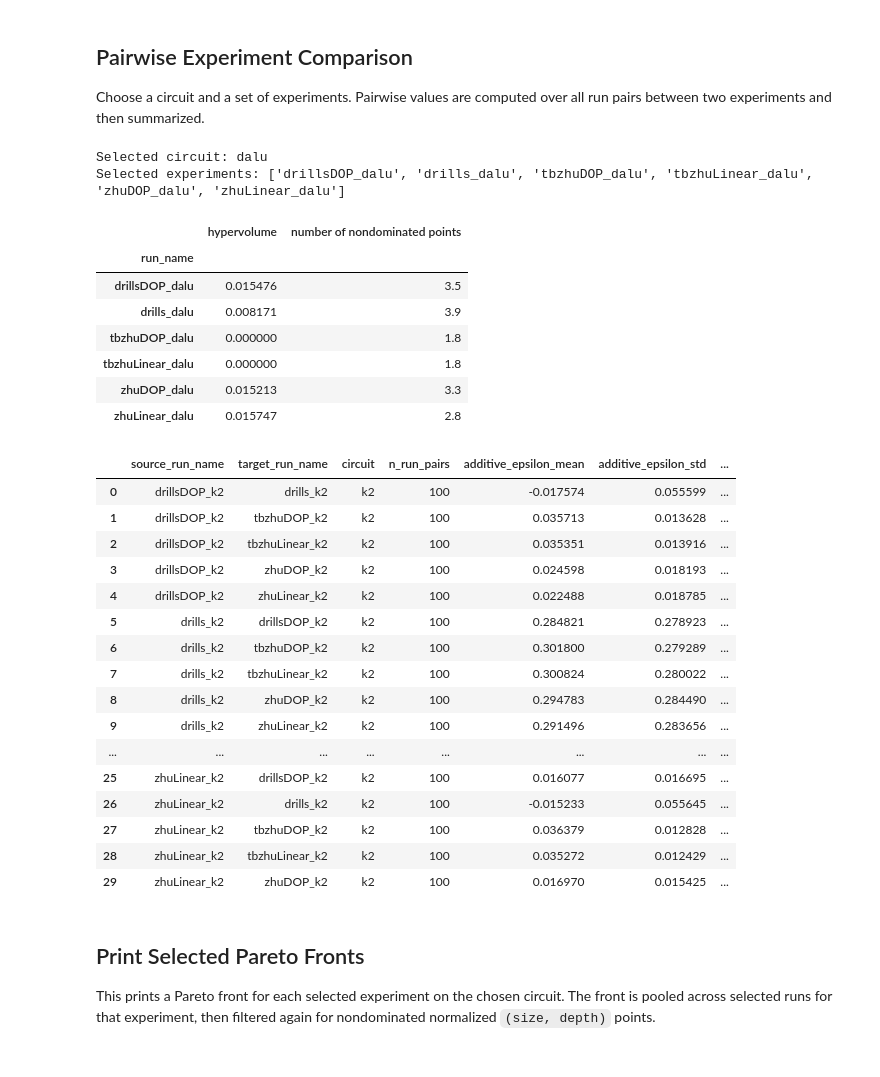
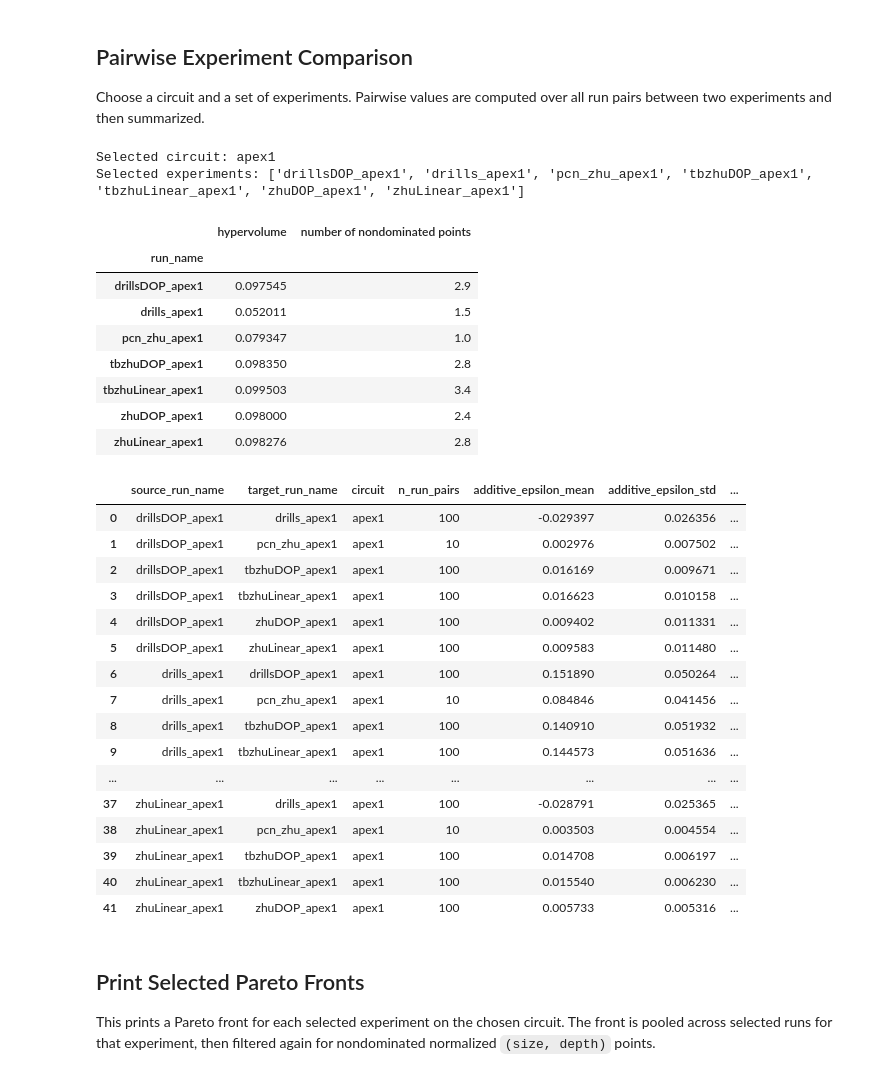
Before and after one commit to CHern0g0r/GFlowCircuit, a Jupyter notebook: ntb/show_report.ipynb, the cells around one changed output. Drawn from its saved outputs; the diff is of its cells as text; code cells hidden in the pictures.

```diff
--- a/ntb/show_report.ipynb
+++ b/ntb/show_report.ipynb
@@ -286,31 +288,32 @@ aggregate_summary_df
 Choose a circuit and a set of experiments. Pairwise values are computed over all run pairs between two experiments and then summarized.
 # %%
 # Choose the comparison target.
-selected_circuit = points_df["circuit"].unique()[1]
+selected_circuit = points_df["circuit"].unique()[0]
 # selected_circuit = 'bc0'
 _selected_experiments = points_df.loc[points_df["circuit"] == selected_circuit]
 selected_experiments = sorted(_selected_experiments["run_name"].unique())
 
 
 print("Selected circuit:", selected_circuit)
 print("Selected experiments:", selected_experiments)
 
 circ_sum_df = summary_df.loc[
     summary_df["circuit"] == selected_circuit,
     ["run_name", "hypervolume", "number of nondominated points"]
 ].groupby("run_name").agg("mean")
 circ_sum_df
 # %% [output]
-Selected circuit: dalu
-Selected experiments: ['drillsDOP_dalu', 'drills_dalu', 'tbzhuDOP_dalu', 'tbzhuLinear_dalu', 'zhuDOP_dalu', 'zhuLinear_dalu']
+Selected circuit: apex1
+Selected experiments: ['drillsDOP_apex1', 'drills_apex1', 'pcn_zhu_apex1', 'tbzhuDOP_apex1', 'tbzhuLinear_apex1', 'zhuDOP_apex1', 'zhuLinear_apex1']
 |  | hypervolume | number of nondominated points |
 | run_name |  |  |
-| drillsDOP_dalu | 0.015476 | 3.5 |
-| drills_dalu | 0.008171 | 3.9 |
-| tbzhuDOP_dalu | 0.000000 | 1.8 |
-| tbzhuLinear_dalu | 0.000000 | 1.8 |
-| zhuDOP_dalu | 0.015213 | 3.3 |
-| zhuLinear_dalu | 0.015747 | 2.8 |
+| drillsDOP_apex1 | 0.097545 | 2.9 |
+| drills_apex1 | 0.052011 | 1.5 |
+| pcn_zhu_apex1 | 0.079347 | 1.0 |
+| tbzhuDOP_apex1 | 0.098350 | 2.8 |
+| tbzhuLinear_apex1 | 0.099503 | 3.4 |
+| zhuDOP_apex1 | 0.098000 | 2.4 |
+| zhuLinear_apex1 | 0.098276 | 2.8 |
 # %%
 def run_fronts_for(run_name, circuit):
     run_rows = summary_df[(summary_df["run_name"] == run_name) & (summary_df["circuit"] == circuit)]
@@ -359,22 +362,22 @@ pairwise_df = pd.DataFrame(pairwise_rows)
 pairwise_df
 # %% [output]
 |  | source_run_name | target_run_name | circuit | n_run_pairs | additive_epsilon_mean | additive_epsilon_std | ... |
-| 0 | drillsDOP_k2 | drills_k2 | k2 | 100 | -0.017574 | 0.055599 | ... |
-| 1 | drillsDOP_k2 | tbzhuDOP_k2 | k2 | 100 | 0.035713 | 0.013628 | ... |
-| 2 | drillsDOP_k2 | tbzhuLinear_k2 | k2 | 100 | 0.035351 | 0.013916 | ... |
-| 3 | drillsDOP_k2 | zhuDOP_k2 | k2 | 100 | 0.024598 | 0.018193 | ... |
-| 4 | drillsDOP_k2 | zhuLinear_k2 | k2 | 100 | 0.022488 | 0.018785 | ... |
-| 5 | drills_k2 | drillsDOP_k2 | k2 | 100 | 0.284821 | 0.278923 | ... |
-| 6 | drills_k2 | tbzhuDOP_k2 | k2 | 100 | 0.301800 | 0.279289 | ... |
-| 7 | drills_k2 | tbzhuLinear_k2 | k2 | 100 | 0.300824 | 0.280022 | ... |
-| 8 | drills_k2 | zhuDOP_k2 | k2 | 100 | 0.294783 | 0.284490 | ... |
-| 9 | drills_k2 | zhuLinear_k2 | k2 | 100 | 0.291496 | 0.283656 | ... |
+| 0 | drillsDOP_apex1 | drills_apex1 | apex1 | 100 | -0.029397 | 0.026356 | ... |
+| 1 | drillsDOP_apex1 | pcn_zhu_apex1 | apex1 | 10 | 0.002976 | 0.007502 | ... |
+| 2 | drillsDOP_apex1 | tbzhuDOP_apex1 | apex1 | 100 | 0.016169 | 0.009671 | ... |
+| 3 | drillsDOP_apex1 | tbzhuLinear_apex1 | apex1 | 100 | 0.016623 | 0.010158 | ... |
+| 4 | drillsDOP_apex1 | zhuDOP_apex1 | apex1 | 100 | 0.009402 | 0.011331 | ... |
+| 5 | drillsDOP_apex1 | zhuLinear_apex1 | apex1 | 100 | 0.009583 | 0.011480 | ... |
+| 6 | drills_apex1 | drillsDOP_apex1 | apex1 | 100 | 0.151890 | 0.050264 | ... |
+| 7 | drills_apex1 | pcn_zhu_apex1 | apex1 | 10 | 0.084846 | 0.041456 | ... |
+| 8 | drills_apex1 | tbzhuDOP_apex1 | apex1 | 100 | 0.140910 | 0.051932 | ... |
+| 9 | drills_apex1 | tbzhuLinear_apex1 | apex1 | 100 | 0.144573 | 0.051636 | ... |
 | ... | ... | ... | ... | ... | ... | ... | ... |
-| 25 | zhuLinear_k2 | drillsDOP_k2 | k2 | 100 | 0.016077 | 0.016695 | ... |
-| 26 | zhuLinear_k2 | drills_k2 | k2 | 100 | -0.015233 | 0.055645 | ... |
-| 27 | zhuLinear_k2 | tbzhuDOP_k2 | k2 | 100 | 0.036379 | 0.012828 | ... |
-| 28 | zhuLinear_k2 | tbzhuLinear_k2 | k2 | 100 | 0.035272 | 0.012429 | ... |
-| 29 | zhuLinear_k2 | zhuDOP_k2 | k2 | 100 | 0.016970 | 0.015425 | ... |
+| 37 | zhuLinear_apex1 | drills_apex1 | apex1 | 100 | -0.028791 | 0.025365 | ... |
+| 38 | zhuLinear_apex1 | pcn_zhu_apex1 | apex1 | 10 | 0.003503 | 0.004554 | ... |
+| 39 | zhuLinear_apex1 | tbzhuDOP_apex1 | apex1 | 100 | 0.014708 | 0.006197 | ... |
+| 40 | zhuLinear_apex1 | tbzhuLinear_apex1 | apex1 | 100 | 0.015540 | 0.006230 | ... |
+| 41 | zhuLinear_apex1 | zhuDOP_apex1 | apex1 | 100 | 0.005733 | 0.005316 | ... |
 # %% [markdown]
 ## Print Selected Pareto Fronts
 
```
Also changed, not shown: parts of 5 cells of this notebook, 5 other files.
